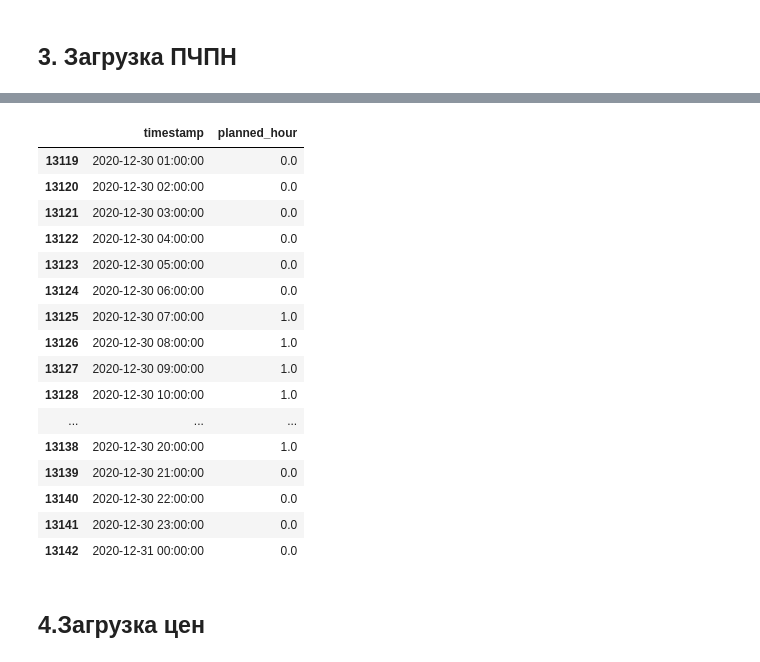
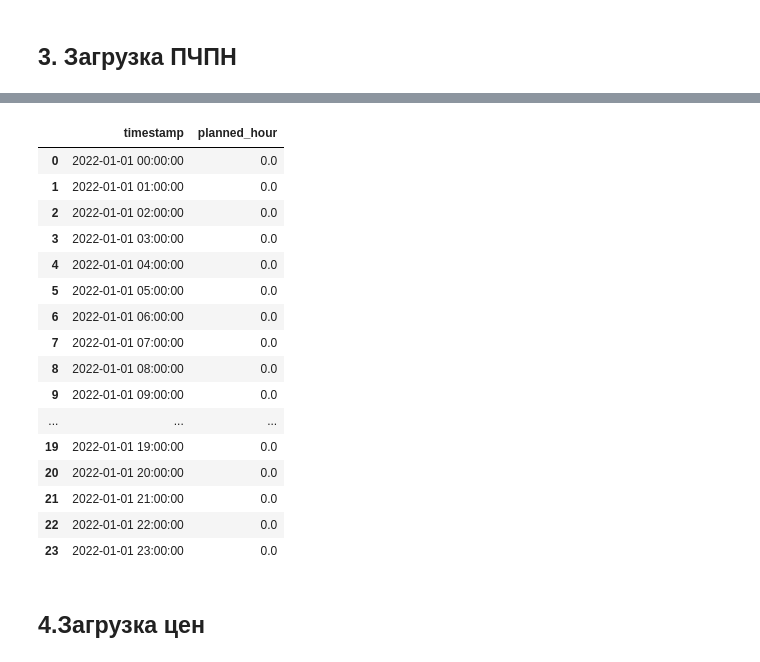
Before and after one commit to Randyrofed/Local_Control_system, a Jupyter notebook: Data_preparation.ipynb, the cells around one changed output, grey strips where cells are left out. Saved outputs shown, nothing was run; the diff lists cells and outputs as text; code cells hidden in the pictures.

```diff
--- a/Data_preparation.ipynb
+++ b/Data_preparation.ipynb
@@ -174,24 +202,57 @@ dt['planned_hour'] = dt['planned_hour'].fillna(0)
+# %%
+#январь 2022
+df.loc[(df['year'] == 2022) & (df['month'] == 1) & (df['hour'] >= 8) & (df['hour'] <= 21) & (df['weekday'] <= 4), 'planned_hour'] = 1
+#февраль 2022
+df.loc[(df['year'] == 2022) & (df['month'] == 2) & (df['hour'] >= 8) & (df['hour'] <= 13) & (df['weekday'] <= 4), 'planned_hour'] = 1
+df.loc[(df['year'] == 2022) & (df['month'] == 2) & (df['hour'] >= 17) & (df['hour'] <= 21) & (df['weekday'] <= 4), 'planned_hour'] = 1
+#март 2022
+df.loc[(df['year'] == 2022) & (df['month'] == 3) & (df['hour'] >= 8) & (df['hour'] <= 21) & (df['weekday'] <= 4), 'planned_hour'] = 1
+#апрель 2022
+df.loc[(df['year'] == 2022) & (df['month'] == 4) & (df['hour'] >= 8) & (df['hour'] <= 15) & (df['weekday'] <= 4), 'planned_hour'] = 1
+df.loc[(df['year'] == 2022) & (df['month'] == 4) & (df['hour'] >= 18) & (df['hour'] <= 21) & (df['weekday'] <= 4), 'planned_hour'] = 1
+#май 2022
+df.loc[(df['year'] == 2022) & (df['month'] == 5) & (df['hour'] >= 8) & (df['hour'] <= 15) & (df['weekday'] <= 4), 'planned_hour'] = 1
+df.loc[(df['year'] == 2022) & (df['month'] == 5) & (df['hour'] >= 20) & (df['hour'] <= 21) & (df['weekday'] <= 4), 'planned_hour'] = 1
+#июнь 2022
+df.loc[(df['year'] == 2022) & (df['month'] == 6) & (df['hour'] >= 8) & (df['hour'] <= 16) & (df['weekday'] <= 4), 'planned_hour'] = 1
+df.loc[(df['year'] == 2022) & (df['month'] == 6) & (df['hour'] >= 20) & (df['hour'] <= 21) & (df['weekday'] <= 4), 'planned_hour'] = 1
+#июль 2022
+df.loc[(df['year'] == 2022) & (df['month'] == 7) & (df['hour'] >= 8) & (df['hour'] <= 17) & (df['weekday'] <= 4), 'planned_hour'] = 1
+df.loc[(df['year'] == 2022) & (df['month'] == 7) & (df['hour'] >= 20) & (df['hour'] <= 21) & (df['weekday'] <= 4), 'planned_hour'] = 1
+#август 2022
+df.loc[(df['year'] == 2022) & (df['month'] == 8) & (df['hour'] >= 8) & (df['hour'] <= 21) & (df['weekday'] <= 4), 'planned_hour'] = 1
+#сентябрь 2022
+df.loc[(df['year'] == 2022) & (df['month'] == 9) & (df['hour'] >= 8) & (df['hour'] <= 15) & (df['weekday'] <= 4), 'planned_hour'] = 1
+df.loc[(df['year'] == 2022) & (df['month'] == 9) & (df['hour'] >= 18) & (df['hour'] <= 21) & (df['weekday'] <= 4), 'planned_hour'] = 1
+#октябрь 2022
+df.loc[(df['year'] == 2022) & (df['month'] == 10) & (df['hour'] >= 8) & (df['hour'] <= 21) & (df['weekday'] <= 4), 'planned_hour'] = 1
+#ноябрь 2022
+df.loc[(df['year'] == 2022) & (df['month'] == 11) & (df['hour'] >= 8) & (df['hour'] <= 11) & (df['weekday'] <= 4), 'planned_hour'] = 1
+df.loc[(df['year'] == 2022) & (df['month'] == 11) & (df['hour'] >= 16) & (df['hour'] <= 21) & (df['weekday'] <= 4), 'planned_hour'] = 1
+#декабрь 2022
+df.loc[(df['year'] == 2022) & (df['month'] == 12) & (df['hour'] >= 8) & (df['hour'] <= 12) & (df['weekday'] <= 4), 'planned_hour'] = 1
+df.loc[(df['year'] == 2022) & (df['month'] == 12) & (df['hour'] >= 15) & (df['hour'] <= 21) & (df['weekday'] <= 4), 'planned_hour'] = 1
 # %%
 #экспорт данных по ПЧПН
-dt_shift=dt['planned_hour'].shift(-1).fillna(0).reset_index()
+df_shift=df['planned_hour'].shift(-1).fillna(0).reset_index()
 #print(dt_shift)
-dt_shift.tail(24)
+df_shift.head(24)
 # %% [output]
 |  | timestamp | planned_hour |
-| 13119 | 2020-12-30 01:00:00 | 0.0 |
-| 13120 | 2020-12-30 02:00:00 | 0.0 |
-| 13121 | 2020-12-30 03:00:00 | 0.0 |
-| 13122 | 2020-12-30 04:00:00 | 0.0 |
-| 13123 | 2020-12-30 05:00:00 | 0.0 |
-| 13124 | 2020-12-30 06:00:00 | 0.0 |
-| 13125 | 2020-12-30 07:00:00 | 1.0 |
-| 13126 | 2020-12-30 08:00:00 | 1.0 |
-| 13127 | 2020-12-30 09:00:00 | 1.0 |
-| 13128 | 2020-12-30 10:00:00 | 1.0 |
+| 0 | 2022-01-01 00:00:00 | 0.0 |
+| 1 | 2022-01-01 01:00:00 | 0.0 |
+| 2 | 2022-01-01 02:00:00 | 0.0 |
+| 3 | 2022-01-01 03:00:00 | 0.0 |
+| 4 | 2022-01-01 04:00:00 | 0.0 |
+| 5 | 2022-01-01 05:00:00 | 0.0 |
+| 6 | 2022-01-01 06:00:00 | 0.0 |
+| 7 | 2022-01-01 07:00:00 | 0.0 |
+| 8 | 2022-01-01 08:00:00 | 0.0 |
+| 9 | 2022-01-01 09:00:00 | 0.0 |
 | ... | ... | ... |
-| 13138 | 2020-12-30 20:00:00 | 1.0 |
-| 13139 | 2020-12-30 21:00:00 | 0.0 |
-| 13140 | 2020-12-30 22:00:00 | 0.0 |
-| 13141 | 2020-12-30 23:00:00 | 0.0 |
-| 13142 | 2020-12-31 00:00:00 | 0.0 |
+| 19 | 2022-01-01 19:00:00 | 0.0 |
+| 20 | 2022-01-01 20:00:00 | 0.0 |
+| 21 | 2022-01-01 21:00:00 | 0.0 |
+| 22 | 2022-01-01 22:00:00 | 0.0 |
+| 23 | 2022-01-01 23:00:00 | 0.0 |
 # %%
```
Also changed, not shown: parts of 8 cells of this notebook, 51 other files.
